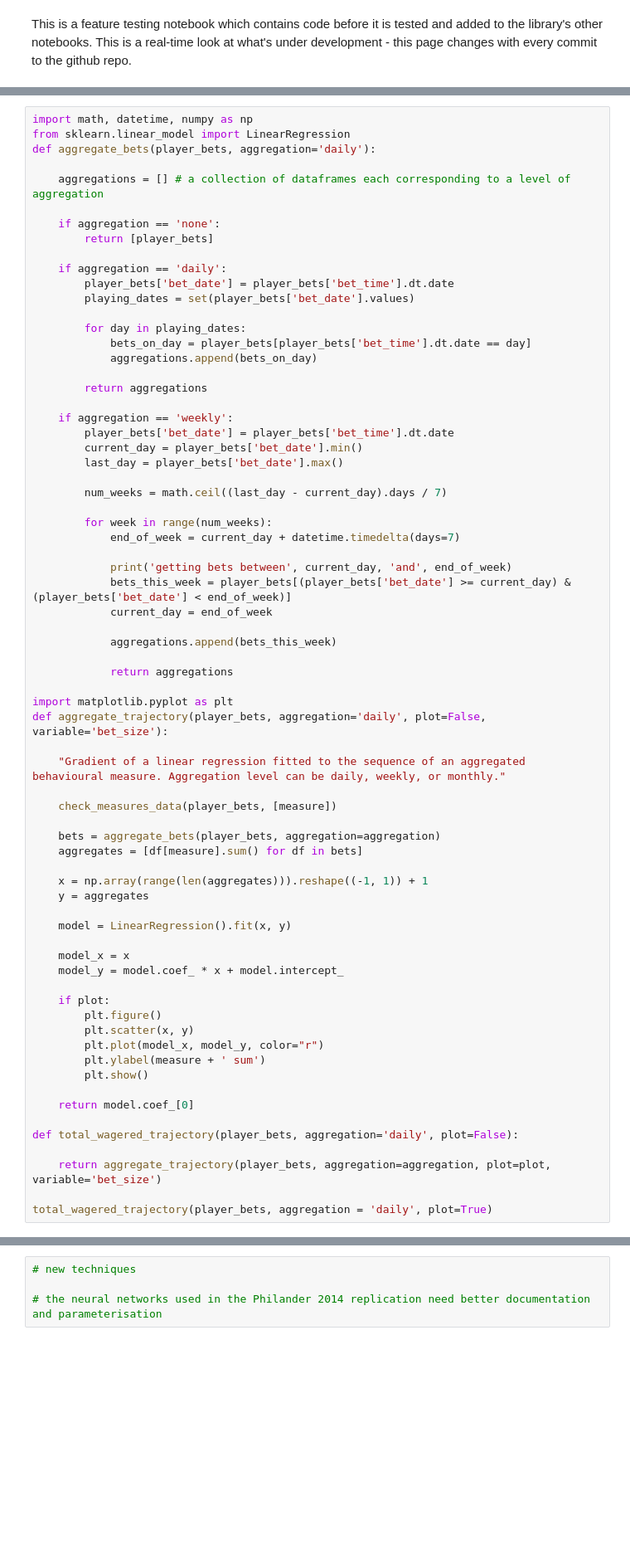
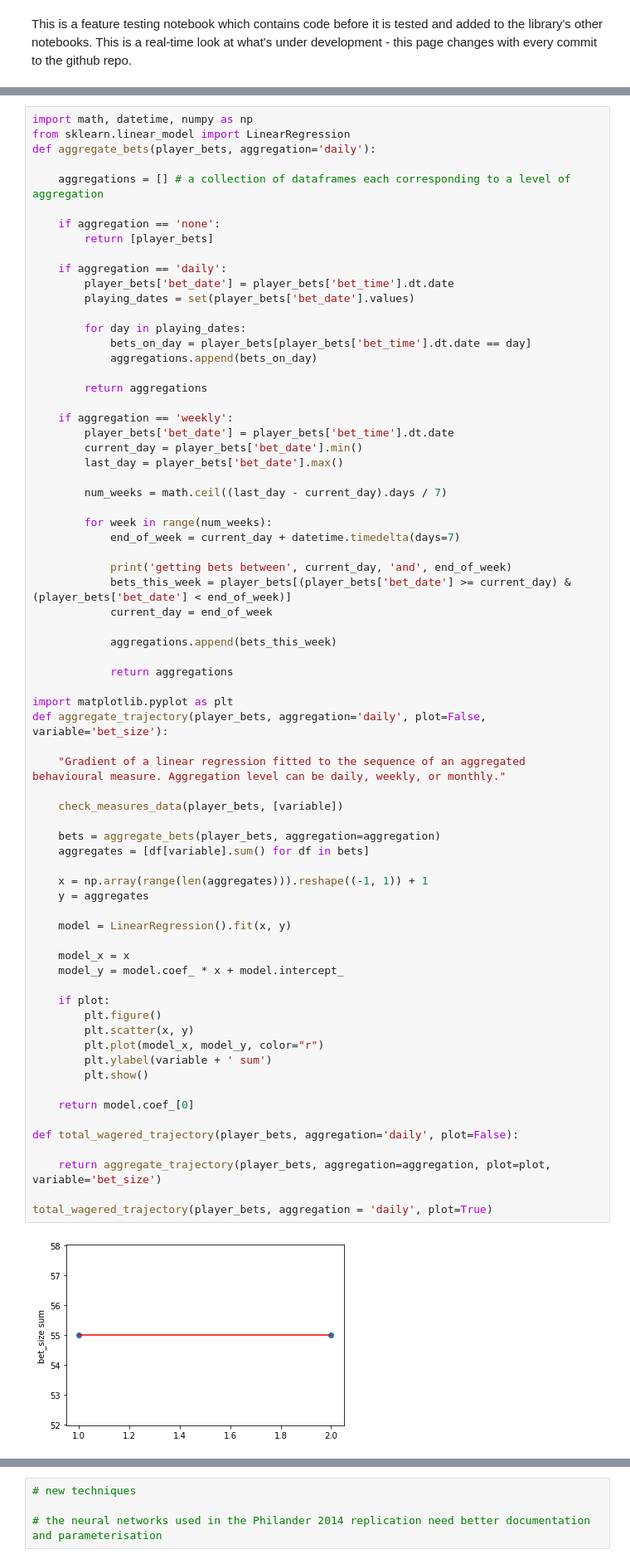
Before and after one commit to gamba-dev/gamba, a Jupyter notebook: 01_upcoming.ipynb, the cells around one changed output, grey strips where cells are left out. Shown at 83% size. Saved outputs shown, nothing was run; the diff lists cells and outputs as text; blank space fills up the shorter version.

```diff
--- a/01_upcoming.ipynb
+++ b/01_upcoming.ipynb
@@ -73,33 +73,34 @@ def aggregate_bets(player_bets, aggregation='daily'):
 import matplotlib.pyplot as plt
 def aggregate_trajectory(player_bets, aggregation='daily', plot=False, variable='bet_size'):
 
     "Gradient of a linear regression fitted to the sequence of an aggregated behavioural measure. Aggregation level can be daily, weekly, or monthly."
 
-    check_measures_data(player_bets, [measure])
+    check_measures_data(player_bets, [variable])
 
     bets = aggregate_bets(player_bets, aggregation=aggregation)
-    aggregates = [df[measure].sum() for df in bets]
+    aggregates = [df[variable].sum() for df in bets]
 
     x = np.array(range(len(aggregates))).reshape((-1, 1)) + 1
     y = aggregates
 
     model = LinearRegression().fit(x, y)
 
     model_x = x
     model_y = model.coef_ * x + model.intercept_
 
     if plot:
         plt.figure()
         plt.scatter(x, y)
         plt.plot(model_x, model_y, color="r")
-        plt.ylabel(measure + ' sum')
+        plt.ylabel(variable + ' sum')
         plt.show()
 
     return model.coef_[0]
 
 def total_wagered_trajectory(player_bets, aggregation='daily', plot=False):
 
     return aggregate_trajectory(player_bets, aggregation=aggregation, plot=plot, variable='bet_size')
 
 total_wagered_trajectory(player_bets, aggregation = 'daily', plot=True)
 # %% [output]
+[figure, added]
```
Also changed, not shown: parts of 1 cell of this notebook, 5 other files.
